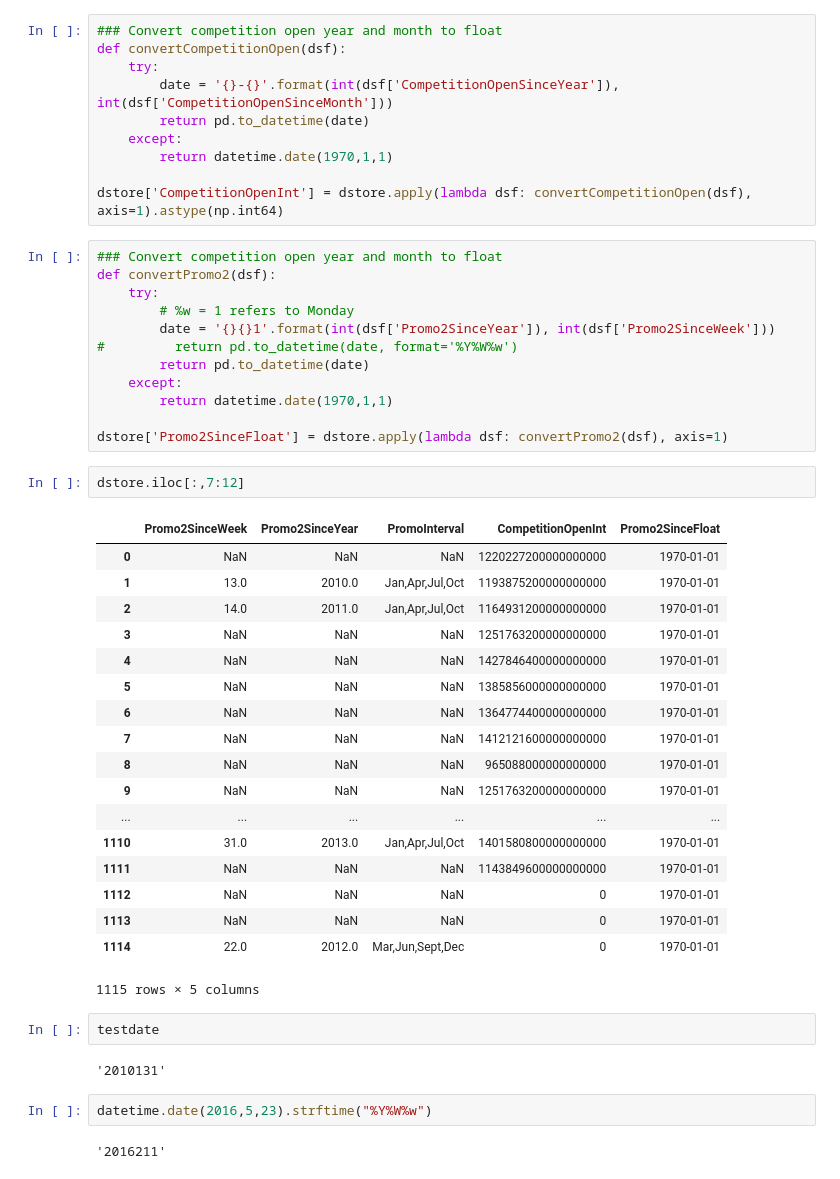
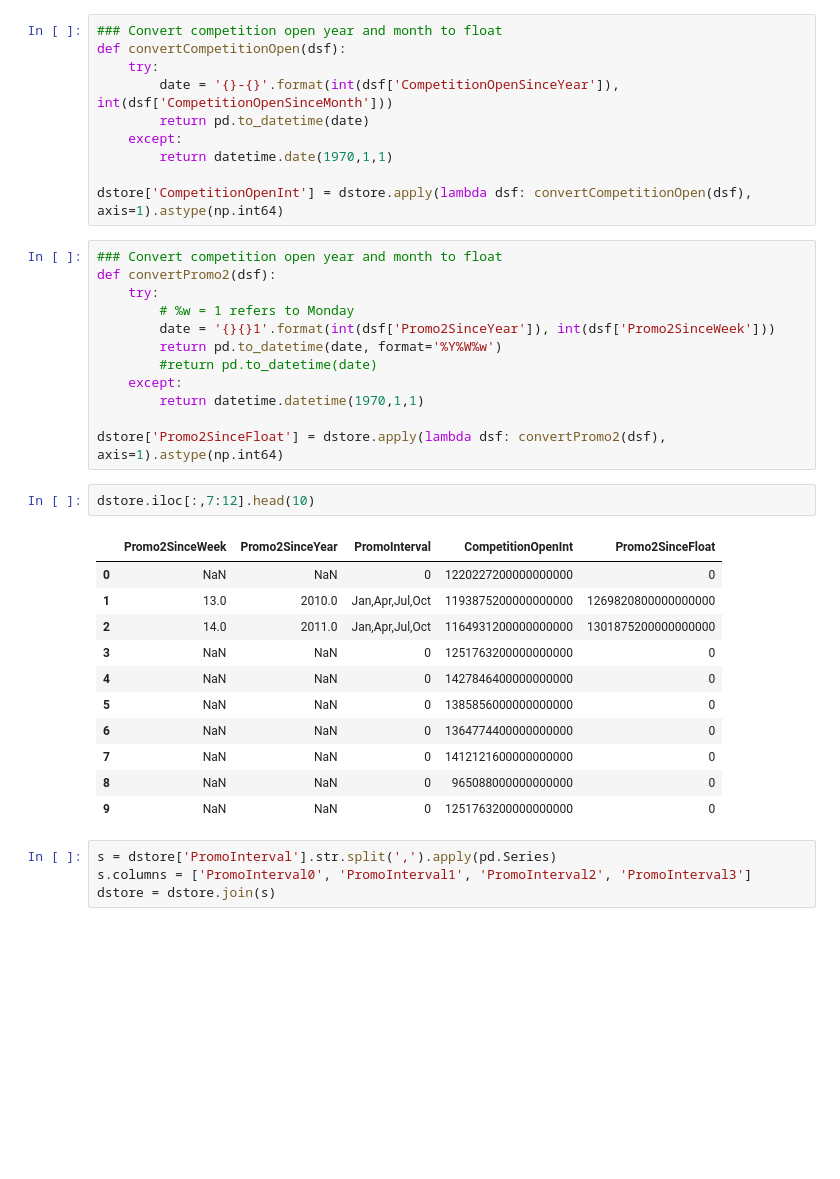
Before and after one commit to chenjennhaur/machinelearning, a Jupyter notebook: rossmann.ipynb, the cells around one changed output. Saved outputs shown, nothing was run; the diff lists cells and outputs as text; blank space fills up the shorter version.

```diff
--- a/rossmann.ipynb
+++ b/rossmann.ipynb
@@ -200,38 +181,27 @@ def convertPromo2(dsf):
     try:
         # %w = 1 refers to Monday
         date = '{}{}1'.format(int(dsf['Promo2SinceYear']), int(dsf['Promo2SinceWeek']))
-#         return pd.to_datetime(date, format='%Y%W%w')
-        return pd.to_datetime(date)
+        return pd.to_datetime(date, format='%Y%W%w')
+        #return pd.to_datetime(date)
     except:
-        return datetime.date(1970,1,1)
+        return datetime.datetime(1970,1,1)
 
-dstore['Promo2SinceFloat'] = dstore.apply(lambda dsf: convertPromo2(dsf), axis=1)
+dstore['Promo2SinceFloat'] = dstore.apply(lambda dsf: convertPromo2(dsf), axis=1).astype(np.int64)
 # %%
-dstore.iloc[:,7:12]
+dstore.iloc[:,7:12].head(10)
 # %% [output]
 |  | Promo2SinceWeek | Promo2SinceYear | PromoInterval | CompetitionOpenInt | Promo2SinceFloat |
-| 0 | NaN | NaN | NaN | 1220227200000000000 | 1970-01-01 |
-| 1 | 13.0 | 2010.0 | Jan,Apr,Jul,Oct | 1193875200000000000 | 1970-01-01 |
-| 2 | 14.0 | 2011.0 | Jan,Apr,Jul,Oct | 1164931200000000000 | 1970-01-01 |
-| 3 | NaN | NaN | NaN | 1251763200000000000 | 1970-01-01 |
-| 4 | NaN | NaN | NaN | 1427846400000000000 | 1970-01-01 |
-| 5 | NaN | NaN | NaN | 1385856000000000000 | 1970-01-01 |
-| 6 | NaN | NaN | NaN | 1364774400000000000 | 1970-01-01 |
-| 7 | NaN | NaN | NaN | 1412121600000000000 | 1970-01-01 |
-| 8 | NaN | NaN | NaN | 965088000000000000 | 1970-01-01 |
-| 9 | NaN | NaN | NaN | 1251763200000000000 | 1970-01-01 |
-| ... | ... | ... | ... | ... | ... |
-| 1110 | 31.0 | 2013.0 | Jan,Apr,Jul,Oct | 1401580800000000000 | 1970-01-01 |
-| 1111 | NaN | NaN | NaN | 1143849600000000000 | 1970-01-01 |
-| 1112 | NaN | NaN | NaN | 0 | 1970-01-01 |
-| 1113 | NaN | NaN | NaN | 0 | 1970-01-01 |
-| 1114 | 22.0 | 2012.0 | Mar,Jun,Sept,Dec | 0 | 1970-01-01 |
+| 0 | NaN | NaN | 0 | 1220227200000000000 | 0 |
+| 1 | 13.0 | 2010.0 | Jan,Apr,Jul,Oct | 1193875200000000000 | 1269820800000000000 |
+| 2 | 14.0 | 2011.0 | Jan,Apr,Jul,Oct | 1164931200000000000 | 1301875200000000000 |
+| 3 | NaN | NaN | 0 | 1251763200000000000 | 0 |
+| 4 | NaN | NaN | 0 | 1427846400000000000 | 0 |
+| 5 | NaN | NaN | 0 | 1385856000000000000 | 0 |
+| 6 | NaN | NaN | 0 | 1364774400000000000 | 0 |
+| 7 | NaN | NaN | 0 | 1412121600000000000 | 0 |
+| 8 | NaN | NaN | 0 | 965088000000000000 | 0 |
+| 9 | NaN | NaN | 0 | 1251763200000000000 | 0 |
-1115 rows × 5 columns
-# %%
-testdate
-# %% [output]
-'2010131'
-# %%
-datetime.date(2016,5,23).strftime("%Y%W%w")
-# %% [output]
-'2016211'
+# %%
+s = dstore['PromoInterval'].str.split(',').apply(pd.Series)
+s.columns = ['PromoInterval0', 'PromoInterval1', 'PromoInterval2', 'PromoInterval3']
+dstore = dstore.join(s)
```
Also changed, not shown: parts of 8 cells of this notebook.
